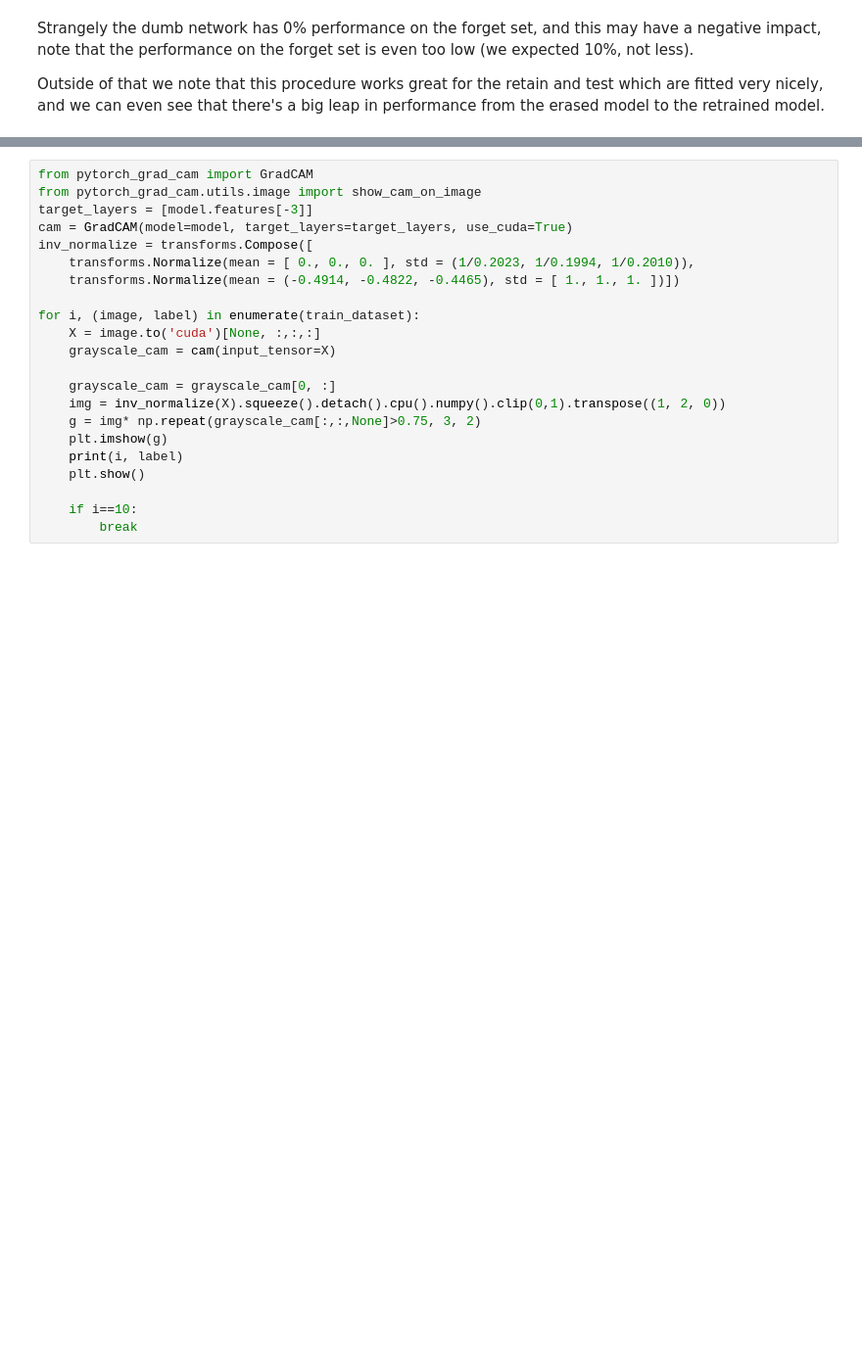
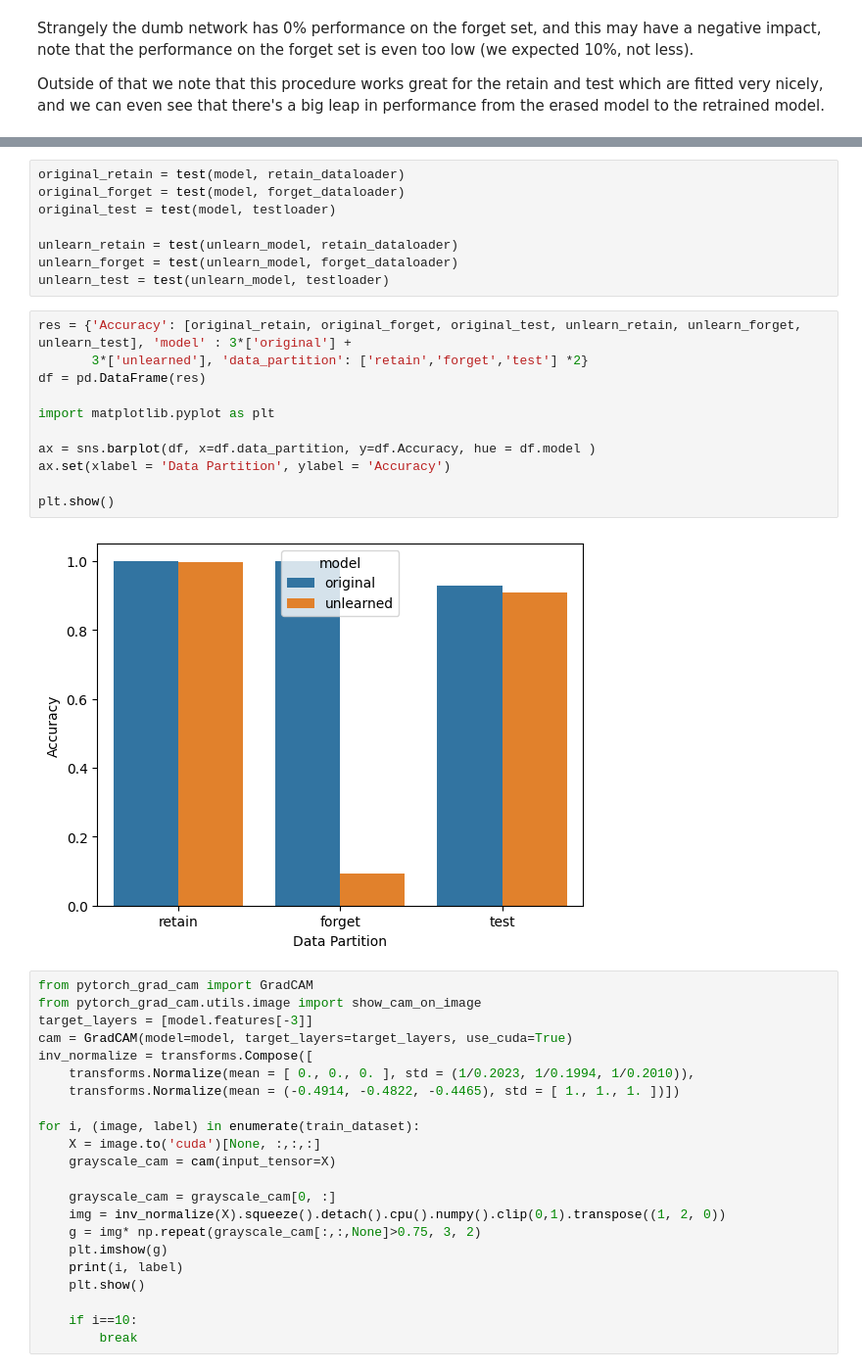
Before and after one commit to nem-42098/SL_Proj_Unlearning, a Jupyter notebook: Unlearn_test.ipynb, the cells around one changed output, grey strips where cells are left out. Shown: that part at 98% size. Cells and saved outputs as stored; diff of their text form; blank space fills up the shorter version.

```diff
--- a/Unlearn_test.ipynb
+++ b/Unlearn_test.ipynb
@@ -185,3 +258,24 @@ sns.heatmap(tb, annot = True, fmt='.2%')
+# %%
+original_retain = test(model, retain_dataloader)
+original_forget = test(model, forget_dataloader)
+original_test = test(model, testloader)
+
+unlearn_retain = test(unlearn_model, retain_dataloader)
+unlearn_forget = test(unlearn_model, forget_dataloader)
+unlearn_test = test(unlearn_model, testloader)
+# %%
+res = {'Accuracy': [original_retain, original_forget, original_test, unlearn_retain, unlearn_forget, unlearn_test], 'model' : 3*['original'] +
+       3*['unlearned'], 'data_partition': ['retain','forget','test'] *2}
+df = pd.DataFrame(res)
+
+import matplotlib.pyplot as plt
+
+ax = sns.barplot(df, x=df.data_partition, y=df.Accuracy, hue = df.model )
+ax.set(xlabel = 'Data Partition', ylabel = 'Accuracy')
+
+plt.show()
+# %% [output]
+[figure, added]
 # %%
 from pytorch_grad_cam import GradCAM
 from pytorch_grad_cam.utils.image import show_cam_on_image
```
Also changed, not shown: parts of 20 cells of this notebook.
